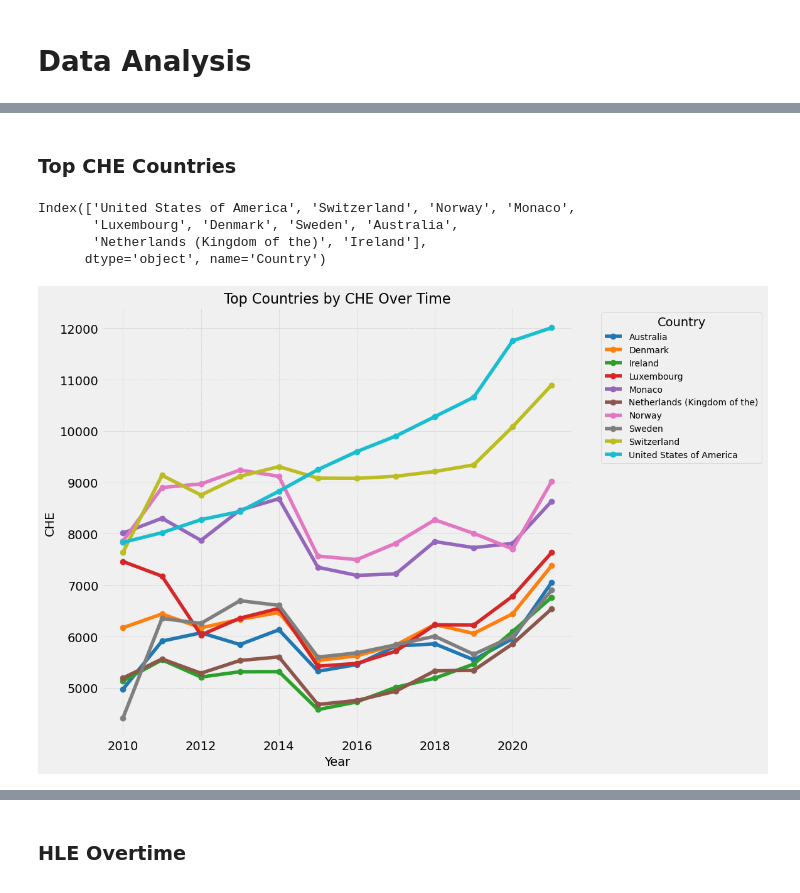
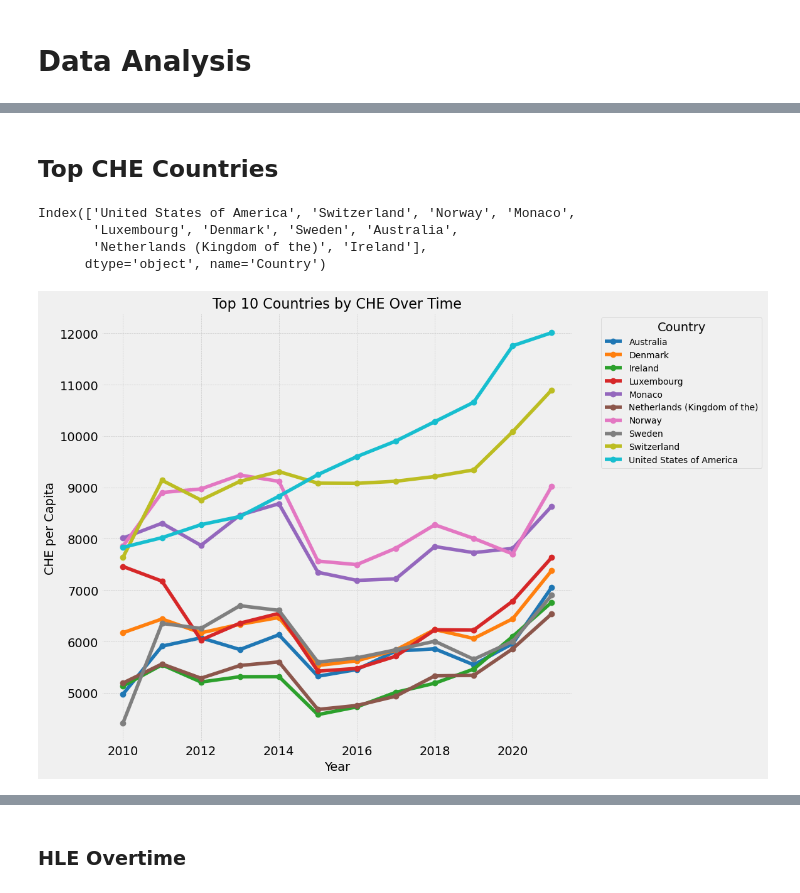
Before and after one commit to christineton/Current_Health_Expenditure_Life_Expectancy_Analysis, a Jupyter notebook: current_health_expenditure_life_expectancy_analysis.ipynb, the cells around one changed output, grey strips where cells are left out. Drawn from its saved outputs; the diff is of its cells as text; code cells hidden in the pictures.

```diff
--- a/current_health_expenditure_life_expectancy_analysis.ipynb
+++ b/current_health_expenditure_life_expectancy_analysis.ipynb
@@ -62,7 +63,7 @@ che.head()
 | 3 | Europe | Country | Bulgaria | 2021 | 1040.02 |
 | 4 | Americas | Country | Argentina | 2021 | 1044.77 |
 # %%
-che.rename(columns={'ParentLocation': 'Continent', 'Location': 'Country', 'Period':'Year', 'Value': 'CHE'}, inplace=True)
+che.rename(columns={'ParentLocation': 'Continent', 'Location': 'Country', 'Period':'Year', 'Value': 'CHE per Capita'}, inplace=True)
 # %%
 print(che.isnull().sum())
 # %% [output]
@@ -74,6 +75,6 @@ CHE              19
 dtype: int64
 # %%
-che.fillna({'CHE':0}, inplace = True)
+che.fillna({'CHE per Capita':0}, inplace = True)
 # %%
 print(che.isnull().sum())
 # %% [output]
@@ -286,8 +291,8 @@ else:
 # %% [markdown]
-### Top CHE Countries
+## Top CHE Countries
 # %%
 # analyzing top CHE countries
-top_countries_che = combined_df.groupby('Country')['CHE'].sum().nlargest(10).index
+top_countries_che = combined_df.groupby('Country')['CHE per Capita'].sum().nlargest(10).index
 # %%
 print(top_countries_che)
 # %% [output]
@@ -298,32 +303,32 @@ Index(['United States of America', 'Switzerland', 'Norway', 'Monaco',
 # %%
 df_cle_top = combined_df[combined_df['Country'].isin(top_countries_che)]
 # %%
-pivot_che_df = df_cle_top.pivot(index='Year', columns='Country', values='CHE')
+pivot_che_df = df_cle_top.pivot(index='Year', columns='Country', values='CHE per Capita')
 # %%
 plt.figure(figsize=(12, 8))
 
 # Get a colormap and set the number of colors to match the number of countries
 cmap = cm.get_cmap('tab10', len(pivot_che_df.columns))  # 'tab10' is a color palette with distinct colors
 
 # Plot each country with a unique color
 for i, country in enumerate(pivot_che_df.columns):
     plt.plot(pivot_che_df.index, pivot_che_df[country], marker='o', label=country, color=cmap(i))
 
 # Title and Axis Labels
-plt.title('Top Countries by CHE Over Time', fontsize=16)
+plt.title('Top 10 Countries by CHE Over Time', fontsize=16)
 plt.xlabel('Year', fontsize=14)
-plt.ylabel('CHE', fontsize=14)
+plt.ylabel('CHE per Capita', fontsize=14)
 
 # Legend outside of the plot for clarity
 plt.legend(title='Country', bbox_to_anchor=(1.05, 1), loc='upper left', fontsize=10)
 
 # Add grid for readability
 plt.grid(visible=True, linestyle='--', linewidth=0.5)
 
 # Adjust layout to prevent overlap
 plt.tight_layout()
 
 # Show the plot
 plt.show()
 # %% [output]
-[figure, old version]
+[figure, new version]
```
Also changed, not shown: parts of 19 cells of this notebook.
